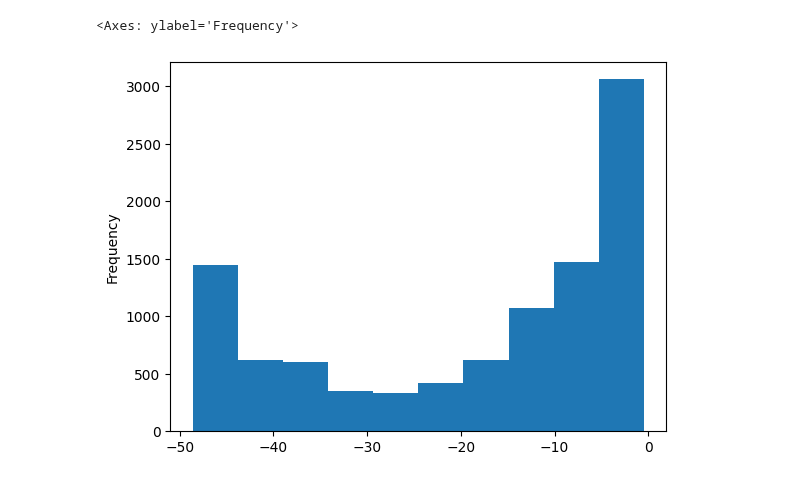
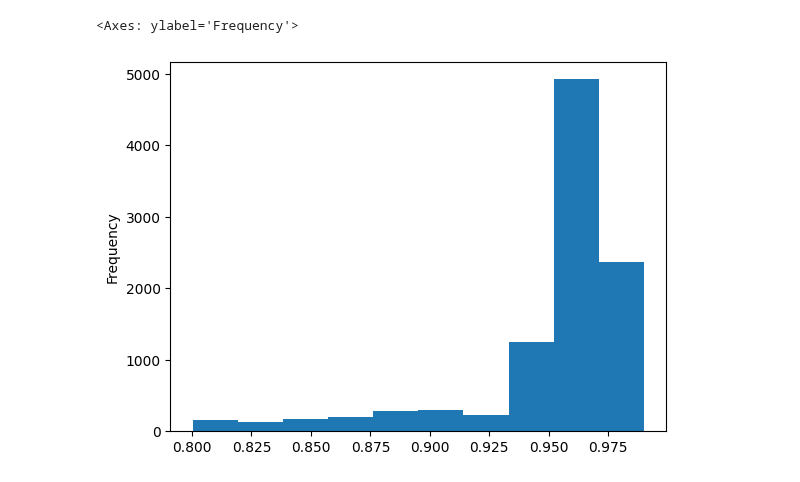
Before and after one commit to nishantpillai5/customized_mae_agents, a Jupyter notebook: notebooks/hpo_analysis.ipynb, the cells around one changed output. Drawn from its saved outputs; the diff is of its cells as text; code cells hidden in the pictures.

```diff
--- a/notebooks/hpo_analysis.ipynb
+++ b/notebooks/hpo_analysis.ipynb
@@ -3,5 +5,5 @@ import pandas as pd
 # %%
-df = pd.read_csv("../references/ad_tune_Apr27_1435_06134012.log.csv")
+df = pd.read_csv("../references/ad_tune_Apr28_1504_47118830.log.csv")
 # %%
 cols = ['avg_ep_avg_reward', 'config/batch_size',
        'config/eps_decay', 'config/eps_end', 'config/eps_start',
@@ -13,7 +15,7 @@ df_sort = df.sort_values(by=['avg_ep_avg_reward'],ascending=False)
 # %%
 df_top = df_sort[:100]
 # %%
-df_top["config/gamma"].plot(kind="hist")
+df_sort["config/gamma"].plot(kind="hist")
 # %% [output]
 <Axes: ylabel='Frequency'>
-[figure, old version]
+[figure, new version]
```
Also changed, not shown: parts of 4 cells of this notebook, 9 other files.
